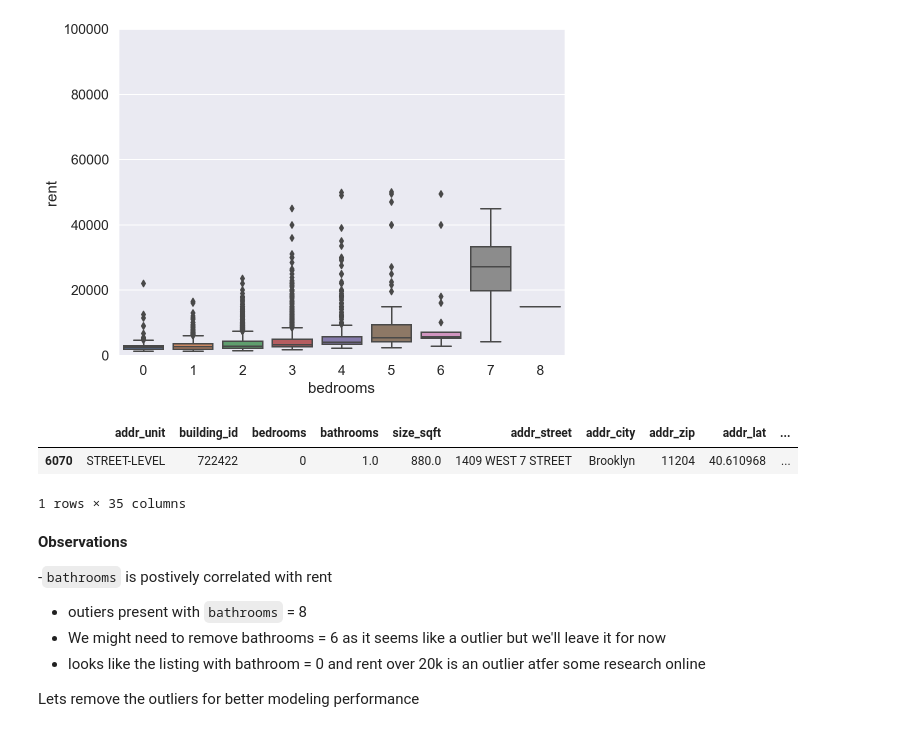
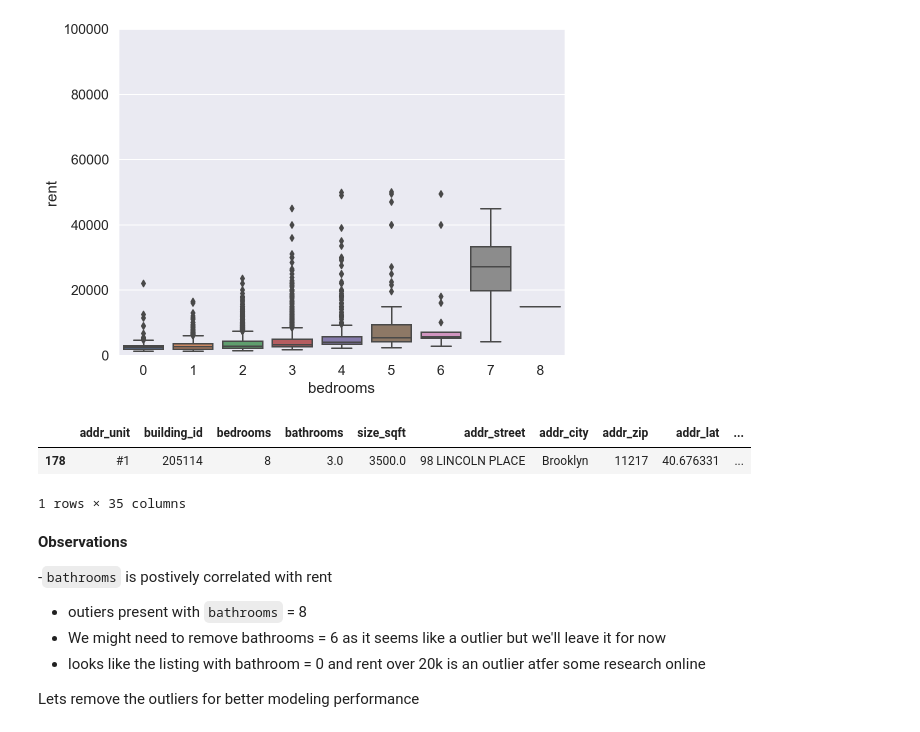
Before and after one commit to Ilroy/DS_Final_Project, a Jupyter notebook: Training_Testing_Master-Final.ipynb, the cells around one changed output. Cells and saved outputs as stored; diff of their text form; code cells hidden in the pictures.

```diff
--- a/Training_Testing_Master-Final.ipynb
+++ b/Training_Testing_Master-Final.ipynb
@@ -278,10 +280,10 @@ fig.axis(ymin=0, ymax=100000);
 # %% [output]
 [figure]
 # %%
-train_df[(train_df['bedrooms'] ==0)&(train_df['rent']>20000)]
+train_df[(train_df['bedrooms'] ==8)]
 # %% [output]
 |  | addr_unit | building_id | bedrooms | bathrooms | size_sqft | addr_street | addr_city | addr_zip | addr_lat | ... |
-| 6070 | STREET-LEVEL | 722422 | 0 | 1.0 | 880.0 | 1409 WEST 7 STREET | Brooklyn | 11204 | 40.610968 | ... |
+| 178 | #1 | 205114 | 8 | 3.0 | 3500.0 | 98 LINCOLN PLACE | Brooklyn | 11217 | 40.676331 | ... |
 1 rows × 35 columns
 # %% [markdown]
 **Observations**
```
Also changed, not shown: parts of 78 cells of this notebook.
